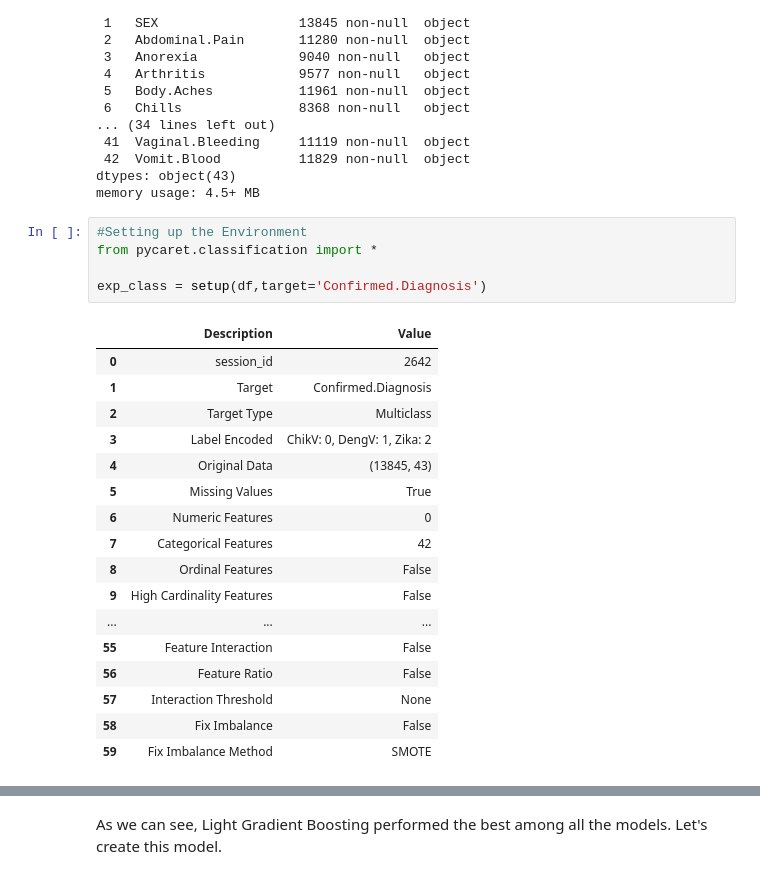
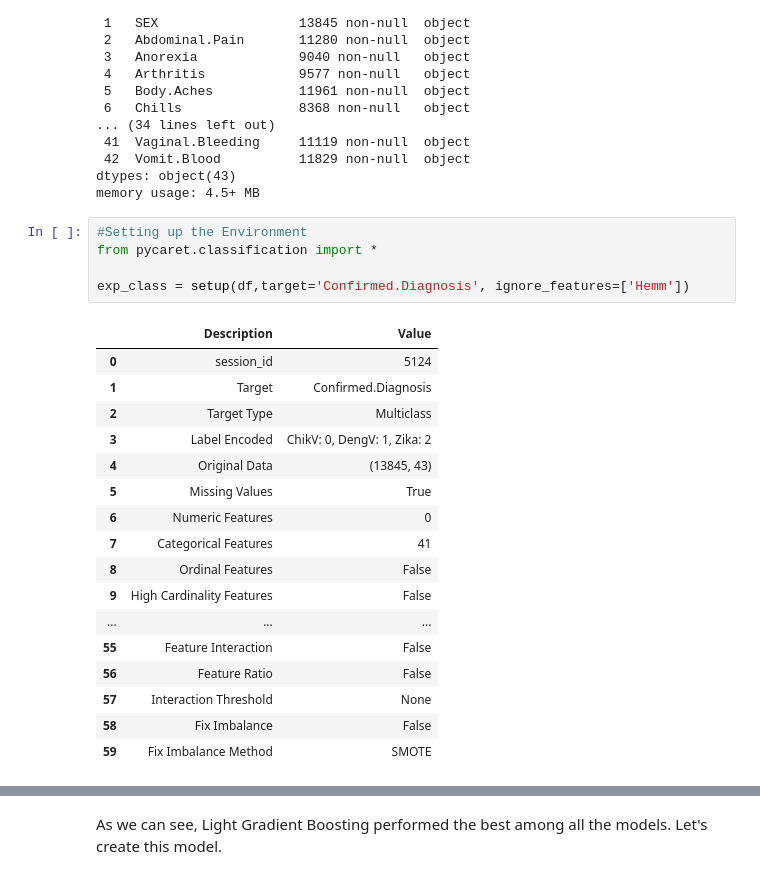
Before and after one commit to averadba/arbovirus_classifier, a Jupyter notebook: Pycaret Code.ipynb, the cells around one changed output, grey strips where cells are left out. Drawn from its saved outputs; the diff is of its cells as text.

```diff
--- a/Pycaret Code.ipynb
+++ b/Pycaret Code.ipynb
@@ -30,18 +30,18 @@ memory usage: 4.5+ MB
 # %%
 #Setting up the Environment
 from pycaret.classification import *
 
-exp_class = setup(df,target='Confirmed.Diagnosis')
+exp_class = setup(df,target='Confirmed.Diagnosis', ignore_features=['Hemm'])
 # %% [output]
 |  | Description | Value |
-| 0 | session_id | 2642 |
+| 0 | session_id | 5124 |
 | 1 | Target | Confirmed.Diagnosis |
 | 2 | Target Type | Multiclass |
 | 3 | Label Encoded | ChikV: 0, DengV: 1, Zika: 2 |
 | 4 | Original Data | (13845, 43) |
 | 5 | Missing Values | True |
 | 6 | Numeric Features | 0 |
-| 7 | Categorical Features | 42 |
+| 7 | Categorical Features | 41 |
 | 8 | Ordinal Features | False |
 | 9 | High Cardinality Features | False |
 | ... | ... | ... |
```
Also changed, not shown: parts of 9 cells of this notebook, 3 other files.
